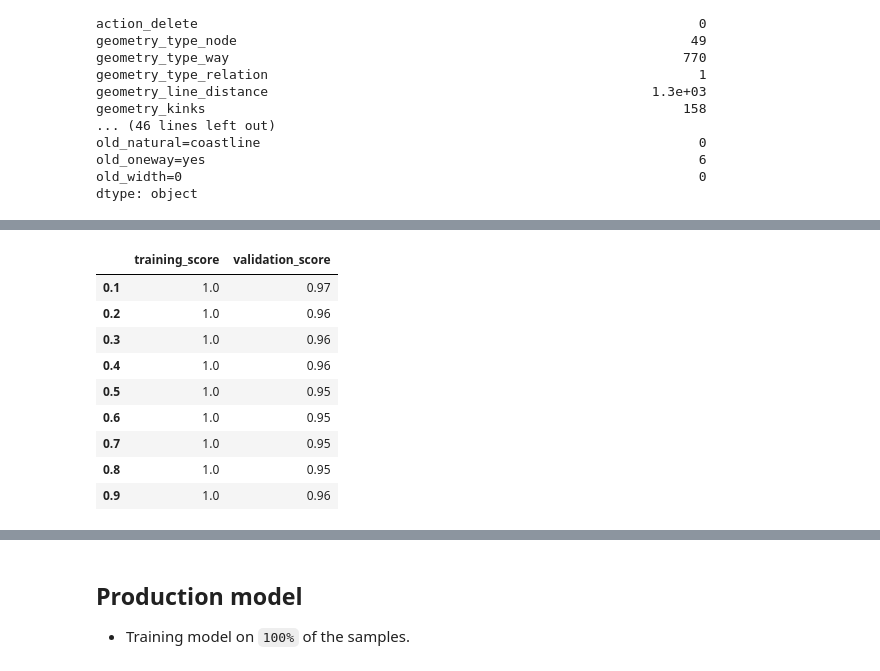
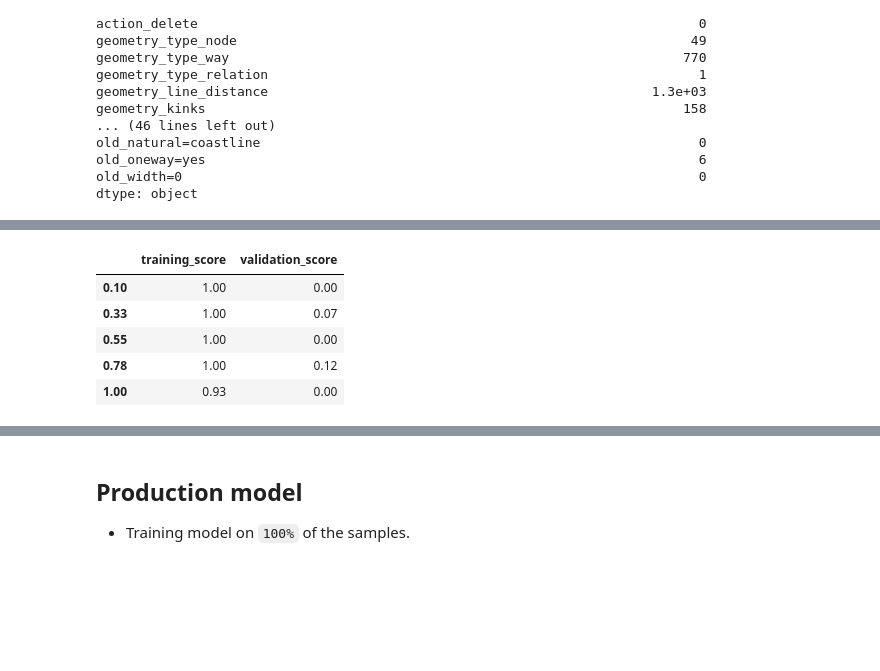
Before and after one commit to mapbox/gabbar, a Jupyter notebook: notebooks/highway_classifier.ipynb, the cells around one changed output, grey strips where cells are left out. Cells and saved outputs as stored; diff of their text form; code cells hidden in the pictures; blank space fills up the shorter version.

```diff
--- a/notebooks/highway_classifier.ipynb
+++ b/notebooks/highway_classifier.ipynb
@@ -249,12 +258,16 @@ dtype: object
 X = training.drop(non_training_attributes, axis=1)
 y = training['changeset_harmful']
 # %%
-from sklearn.tree import DecisionTreeClassifier
-model = DecisionTreeClassifier()
+from sklearn.ensemble import GradientBoostingClassifier
+model = GradientBoostingClassifier()
 # %%
 from sklearn.model_selection import GridSearchCV
 
 param_grid = {
+    'n_estimators': [300, 500, 700],
+    'max_depth': [3, 5, 7],
+    'learning_rate': [0.05, 0.1,  0.5],
+    'max_features': ['log2'],
     'random_state': [random_state],
 }
 grid = GridSearchCV(estimator=model, param_grid=param_grid)
@@ -337,0 +354,4 @@ F1 score on training: 0.22 (0.15)
+# %%
+train_sizes = np.linspace(0.1, 1.0, 5)
+training_sizes, training_scores, validation_scores = learning_curve(
+    model, X, y, train_sizes=train_sizes, cv=cv, scoring='f1')
@@ -449,23 +484,18 @@ F1 score on validation: 0.07 (0.2)
 # %%
-train_sizes = np.arange(0.1, 1, 0.1)
 training_sizes, training_scores, validation_scores = learning_curve(
-    model, vX, vy, train_sizes=train_sizes, cv=cv)
+    model, vX, vy, train_sizes=train_sizes, cv=cv, scoring='f1')
 # %%
 validation_scores = [item.mean() for item in validation_scores]
 training_scores = [item.mean() for item in training_scores]
-scores = pd.DataFrame({
+lc_vscores = pd.DataFrame({
     'validation_score': validation_scores,
     'training_score': training_scores
 }, index=train_sizes)
-scores
+lc_vscores
 # %% [output]
 |  | training_score | validation_score |
-| 0.1 | 1.0 | 0.97 |
-| 0.2 | 1.0 | 0.96 |
-| 0.3 | 1.0 | 0.96 |
-| 0.4 | 1.0 | 0.96 |
-| 0.5 | 1.0 | 0.95 |
-| 0.6 | 1.0 | 0.95 |
-| 0.7 | 1.0 | 0.95 |
-| 0.8 | 1.0 | 0.95 |
-| 0.9 | 1.0 | 0.96 |
+| 0.10 | 1.00 | 0.00 |
+| 0.33 | 1.00 | 0.07 |
+| 0.55 | 1.00 | 0.00 |
+| 0.78 | 1.00 | 0.12 |
+| 1.00 | 0.93 | 0.00 |
```
Also changed, not shown: parts of 27 cells of this notebook.
